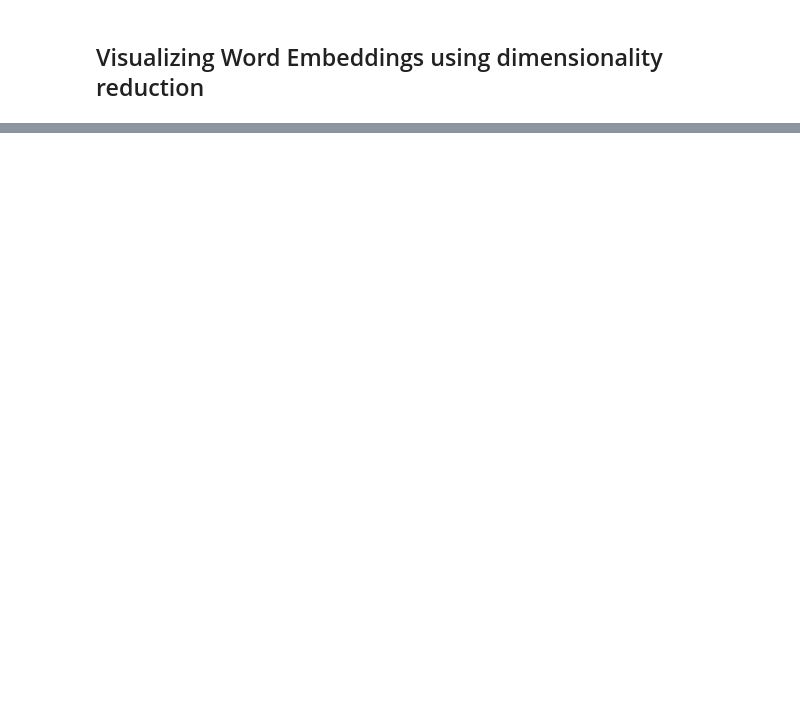
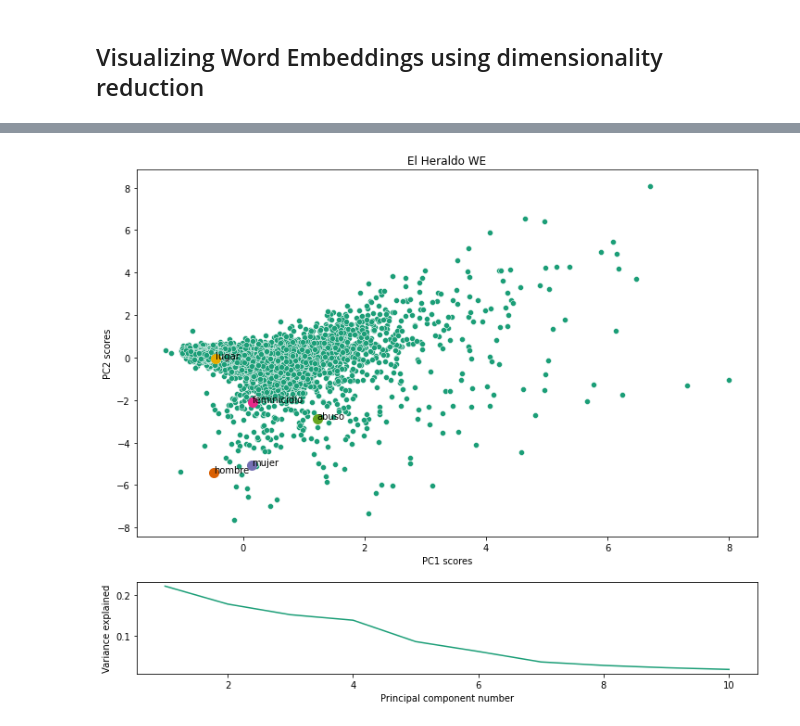
Before and after one commit to RobertoBarrosoLuque/GenderProject, a Jupyter notebook: notebook_experiments/embedding_eda.ipynb, the cells around one changed output, grey strips where cells are left out. Saved outputs shown, nothing was run; the diff lists cells and outputs as text; code cells hidden in the pictures; blank space fills up the shorter version.

```diff
--- a/notebook_experiments/embedding_eda.ipynb
+++ b/notebook_experiments/embedding_eda.ipynb
@@ -134,3 +115,4 @@ import matplotlib.pyplot as plt
 # Retrieve vectors
 X_jornada = laJornada_w2v[laJornada_w2v.wv.vocab]
 X_universal = elUniversal_w2v[elUniversal_w2v.wv.vocab]
+X_heraldo = elHeraldo_w2v[elHeraldo_w2v.wv.vocab]
@@ -167,0 +162,4 @@ plt.ylim([-8, 8])
+# %%
+fig = pca_plot(X_heraldo, words_of_interest, "El Heraldo WE")
+# %% [output]
+[figure, added]
```
Also changed, not shown: parts of 21 cells of this notebook.
